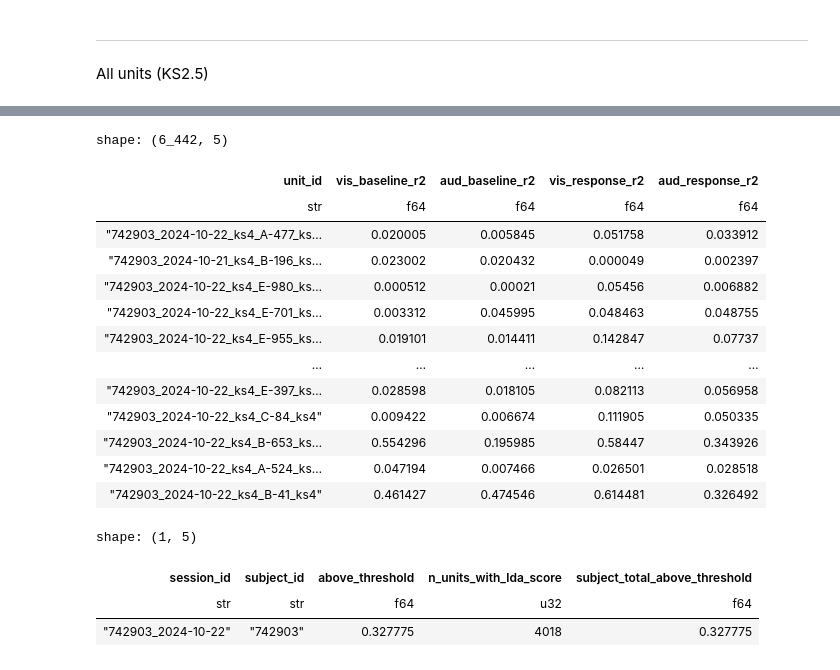
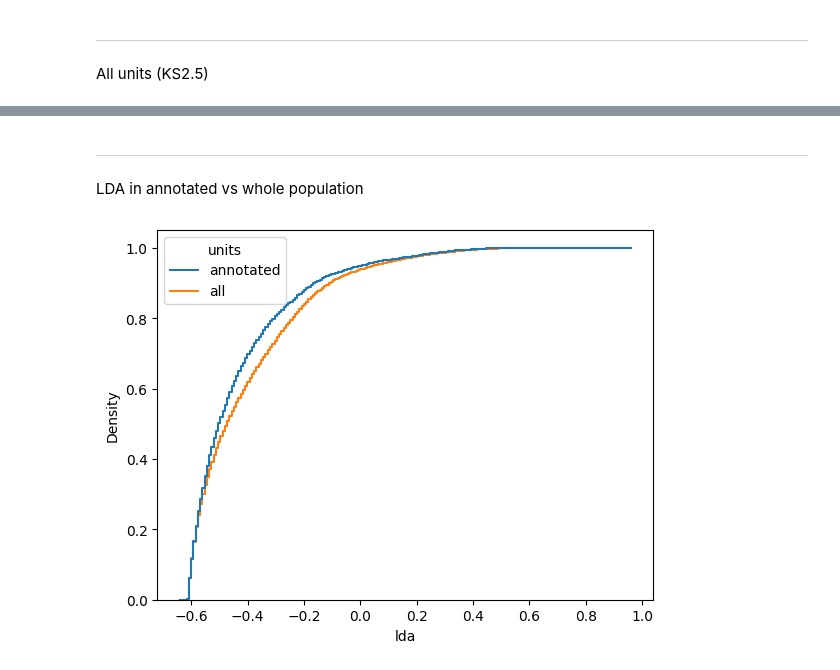
Before and after one commit to AllenNeuralDynamics/dynamic-routing-unit-drift-qc-dashboard, a Jupyter notebook: notebooks/drift_sessions.ipynb, the cells around one changed output, grey strips where cells are left out. Drawn from its saved outputs; the diff is of its cells as text; code cells hidden in the pictures.

Commit message:
Add seaborn plots

```diff
--- a/notebooks/drift_sessions.ipynb
+++ b/notebooks/drift_sessions.ipynb
@@ -264,24 +247,27 @@ shape: (4_018, 5)
-# %%
-pl.read_parquet("//allen/programs/mindscope/workgroups/dynamicrouting/ben/corr_values_ks4.parquet")
-# %% [output]
-shape: (6_442, 5)
-| unit_id | vis_baseline_r2 | aud_baseline_r2 | vis_response_r2 | aud_response_r2 |
-| str | f64 | f64 | f64 | f64 |
-| "742903_2024-10-22_ks4_A-477_ks… | 0.020005 | 0.005845 | 0.051758 | 0.033912 |
-| "742903_2024-10-21_ks4_B-196_ks… | 0.023002 | 0.020432 | 0.000049 | 0.002397 |
-| "742903_2024-10-22_ks4_E-980_ks… | 0.000512 | 0.00021 | 0.05456 | 0.006882 |
-| "742903_2024-10-22_ks4_E-701_ks… | 0.003312 | 0.045995 | 0.048463 | 0.048755 |
-| "742903_2024-10-22_ks4_E-955_ks… | 0.019101 | 0.014411 | 0.142847 | 0.07737 |
-| … | … | … | … | … |
-| "742903_2024-10-22_ks4_E-397_ks… | 0.028598 | 0.018105 | 0.082113 | 0.056958 |
-| "742903_2024-10-22_ks4_C-84_ks4" | 0.009422 | 0.006674 | 0.111905 | 0.050335 |
-| "742903_2024-10-22_ks4_B-653_ks… | 0.554296 | 0.195985 | 0.58447 | 0.343926 |
-| "742903_2024-10-22_ks4_A-524_ks… | 0.047194 | 0.007466 | 0.026501 | 0.028518 |
-| "742903_2024-10-22_ks4_B-41_ks4" | 0.461427 | 0.474546 | 0.614481 | 0.326492 |
-# %%
-lda_all_ks4_df.pipe(get_above_lda_threshold_df, lda_threshold=fpr_to_lda_threshold(fpr_threshold))
-# %% [output]
-shape: (1, 5)
-| session_id | subject_id | above_threshold | n_units_with_lda_score | subject_total_above_threshold |
-| str | str | f64 | u32 | f64 |
-| "742903_2024-10-22" | "742903" | 0.327775 | 4018 | 0.327775 |
+# %% [markdown]
+---
+LDA in annotated vs whole population
+# %%
+import seaborn as sns
+
+df = (
+    get_df()
+    .drop_nulls('drift_rating')
+    .join(lda_all_df.select('unit_id', 'lda'), on='unit_id', how='left')
+    .select('lda')
+    .with_columns(units=pl.lit('annotated'))
+    .merge_sorted(
+        other=(
+            lda_all_df
+            .select('lda')
+            .with_columns(units=pl.lit('all'))
+        ),
+        key='lda',
+    )
+    .fill_nan(None)
+    .drop_nulls()
+)
+
+sns.histplot(df.to_pandas(), x='lda', hue='units', cumulative=True, stat='density', common_norm=False, element='step', fill=False);
+# %% [output]
+[figure, added]
```
Also changed, not shown: parts of 5 cells of this notebook, 2 other files.
